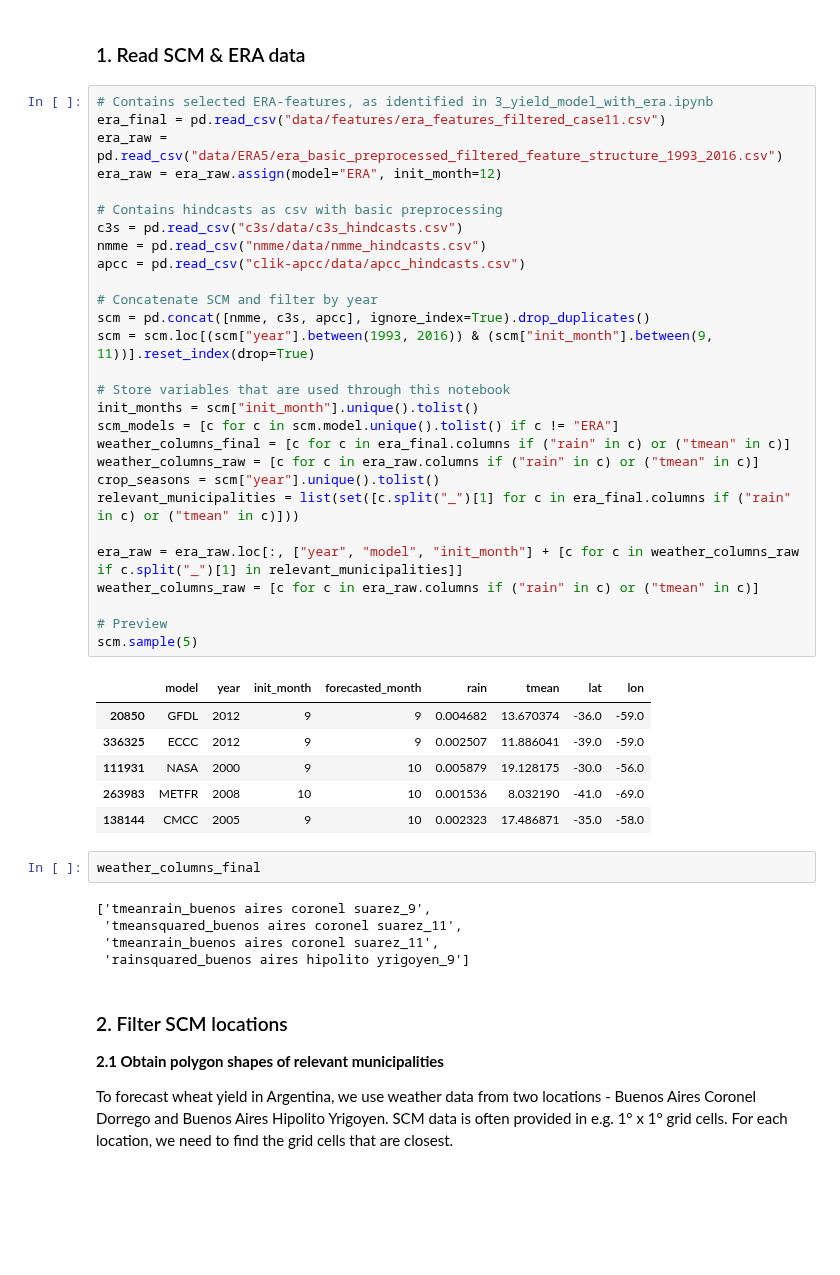
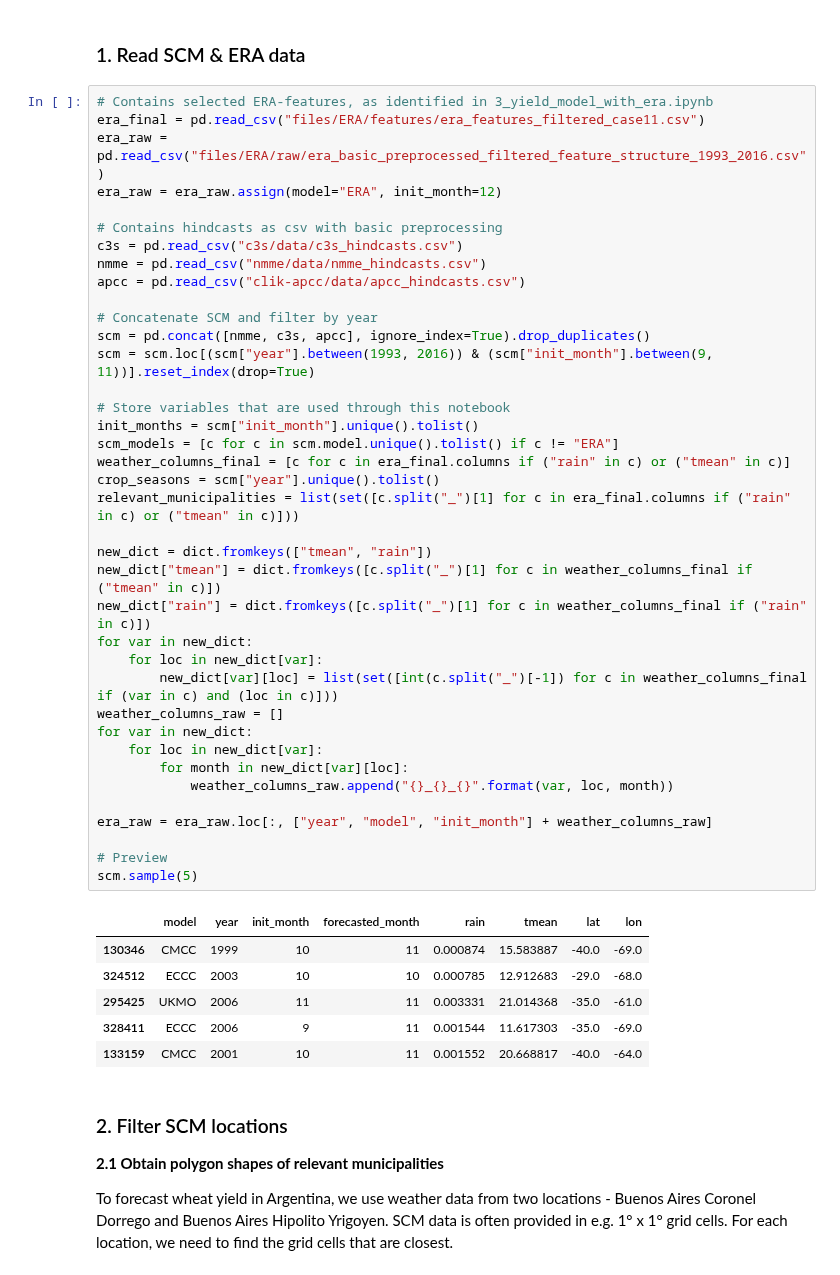
Before and after one commit to mzachow/wheat-yield-forecast-argentina, a Jupyter notebook: 4_prepare_scm_data.ipynb, the cells around one changed output. Saved outputs shown, nothing was run; the diff lists cells and outputs as text; blank space fills up the shorter version.

```diff
--- a/4_prepare_scm_data.ipynb
+++ b/4_prepare_scm_data.ipynb
@@ -20,46 +15,49 @@ from sklearn.feature_selection import SelectKBest, f_regression, VarianceThresho
 ### 1. Read SCM & ERA data
 # %%
 # Contains selected ERA-features, as identified in 3_yield_model_with_era.ipynb
-era_final = pd.read_csv("data/features/era_features_filtered_case11.csv")
-era_raw = pd.read_csv("data/ERA5/era_basic_preprocessed_filtered_feature_structure_1993_2016.csv")
+era_final = pd.read_csv("files/ERA/features/era_features_filtered_case11.csv")
+era_raw = pd.read_csv("files/ERA/raw/era_basic_preprocessed_filtered_feature_structure_1993_2016.csv")
 era_raw = era_raw.assign(model="ERA", init_month=12)
 
 # Contains hindcasts as csv with basic preprocessing
 c3s = pd.read_csv("c3s/data/c3s_hindcasts.csv")
 nmme = pd.read_csv("nmme/data/nmme_hindcasts.csv")
 apcc = pd.read_csv("clik-apcc/data/apcc_hindcasts.csv")
 
 # Concatenate SCM and filter by year
 scm = pd.concat([nmme, c3s, apcc], ignore_index=True).drop_duplicates()
 scm = scm.loc[(scm["year"].between(1993, 2016)) & (scm["init_month"].between(9, 11))].reset_index(drop=True)
 
 # Store variables that are used through this notebook
 init_months = scm["init_month"].unique().tolist()
 scm_models = [c for c in scm.model.unique().tolist() if c != "ERA"]
 weather_columns_final = [c for c in era_final.columns if ("rain" in c) or ("tmean" in c)]
-weather_columns_raw = [c for c in era_raw.columns if ("rain" in c) or ("tmean" in c)]
 crop_seasons = scm["year"].unique().tolist()
 relevant_municipalities = list(set([c.split("_")[1] for c in era_final.columns if ("rain" in c) or ("tmean" in c)]))
 
-era_raw = era_raw.loc[:, ["year", "model", "init_month"] + [c for c in weather_columns_raw if c.split("_")[1] in relevant_municipalities]]
-weather_columns_raw = [c for c in era_raw.columns if ("rain" in c) or ("tmean" in c)]
+new_dict = dict.fromkeys(["tmean", "rain"])
+new_dict["tmean"] = dict.fromkeys([c.split("_")[1] for c in weather_columns_final if ("tmean" in c)])
+new_dict["rain"] = dict.fromkeys([c.split("_")[1] for c in weather_columns_final if ("rain" in c)])
+for var in new_dict:
+    for loc in new_dict[var]:
+        new_dict[var][loc] = list(set([int(c.split("_")[-1]) for c in weather_columns_final if (var in c) and (loc in c)]))
+weather_columns_raw = []
+for var in new_dict:
+    for loc in new_dict[var]:
+        for month in new_dict[var][loc]:
+            weather_columns_raw.append("{}_{}_{}".format(var, loc, month))
+
+era_raw = era_raw.loc[:, ["year", "model", "init_month"] + weather_columns_raw]
 
 # Preview
 scm.sample(5)
 # %% [output]
 |  | model | year | init_month | forecasted_month | rain | tmean | lat | lon |
-| 20850 | GFDL | 2012 | 9 | 9 | 0.004682 | 13.670374 | -36.0 | -59.0 |
-| 336325 | ECCC | 2012 | 9 | 9 | 0.002507 | 11.886041 | -39.0 | -59.0 |
-| 111931 | NASA | 2000 | 9 | 10 | 0.005879 | 19.128175 | -30.0 | -56.0 |
-| 263983 | METFR | 2008 | 10 | 10 | 0.001536 | 8.032190 | -41.0 | -69.0 |
-| 138144 | CMCC | 2005 | 9 | 10 | 0.002323 | 17.486871 | -35.0 | -58.0 |
+| 130346 | CMCC | 1999 | 10 | 11 | 0.000874 | 15.583887 | -40.0 | -69.0 |
+| 324512 | ECCC | 2003 | 10 | 10 | 0.000785 | 12.912683 | -29.0 | -68.0 |
+| 295425 | UKMO | 2006 | 11 | 11 | 0.003331 | 21.014368 | -35.0 | -61.0 |
+| 328411 | ECCC | 2006 | 9 | 11 | 0.001544 | 11.617303 | -35.0 | -69.0 |
+| 133159 | CMCC | 2001 | 10 | 11 | 0.001552 | 20.668817 | -40.0 | -64.0 |
-# %%
-weather_columns_final
-# %% [output]
-['tmeanrain_buenos aires coronel suarez_9',
- 'tmeansquared_buenos aires coronel suarez_11',
- 'tmeanrain_buenos aires coronel suarez_11',
- 'rainsquared_buenos aires hipolito yrigoyen_9']
 # %% [markdown]
 ### 2. Filter SCM locations
 
```
Also changed, not shown: parts of 41 cells of this notebook, 5 other files.
